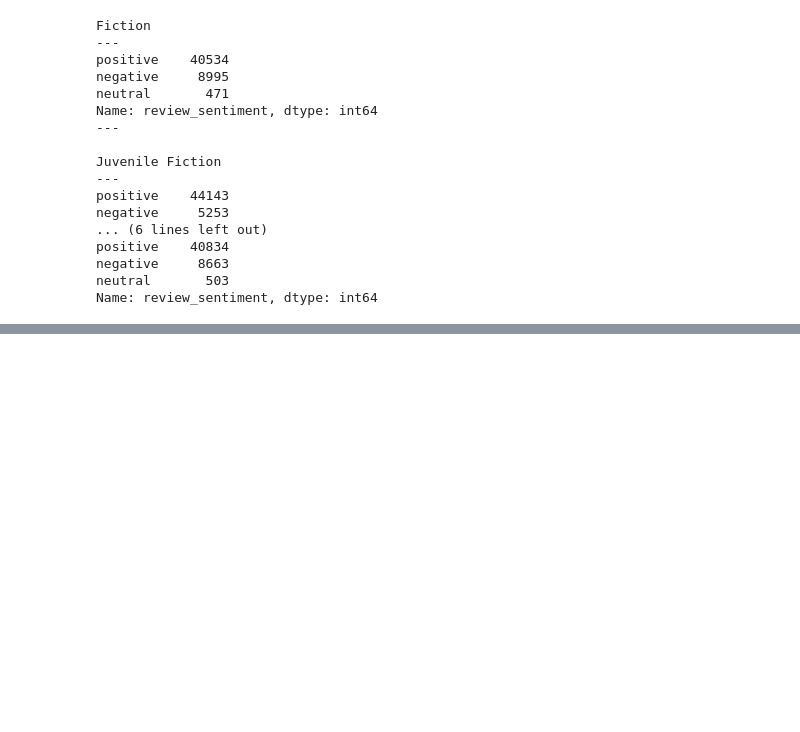
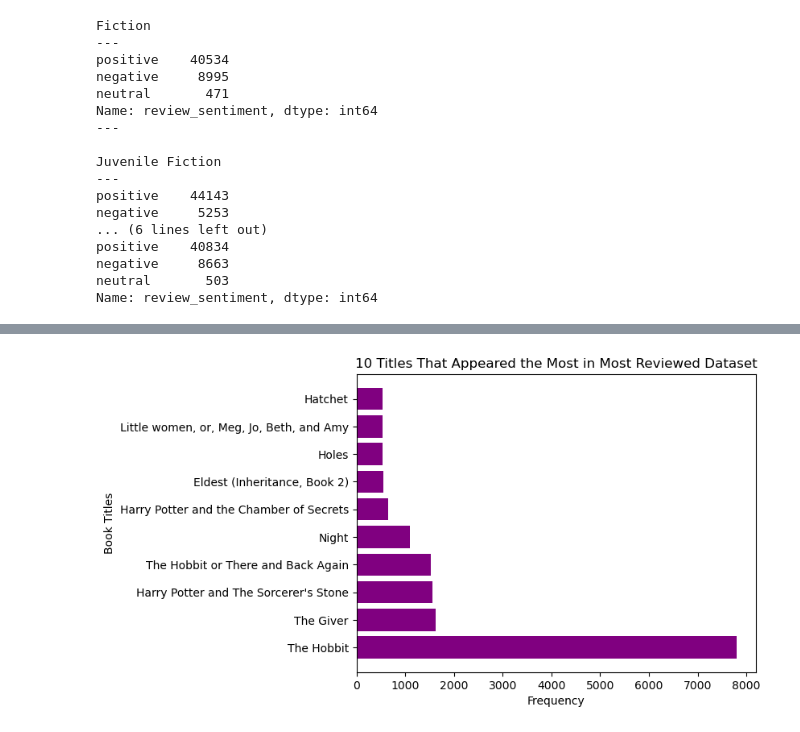
Before and after one commit to notlisaliang/book_recommendation, a Jupyter notebook: 02_eda_genres.ipynb, the cells around one changed output, grey strips where cells are left out. Cells and saved outputs as stored; diff of their text form; code cells hidden in the pictures; blank space fills up the shorter version.

```diff
--- a/02_eda_genres.ipynb
+++ b/02_eda_genres.ipynb
@@ -430,0 +453,9 @@ Name: review_sentiment, dtype: int64
+# %%
+jvf_most_common = jvf_df['Title'].value_counts().head(10)
+
+plt.barh(jvf_most_common.index, jvf_most_common.values, color = 'purple')
+plt.title('10 Titles That Appeared the Most in Most Reviewed Dataset')
+plt.xlabel('Frequency')
+plt.ylabel('Book Titles');
+# %% [output]
+[figure, added]
```
Also changed, not shown: parts of 11 cells of this notebook, 3 other files.
